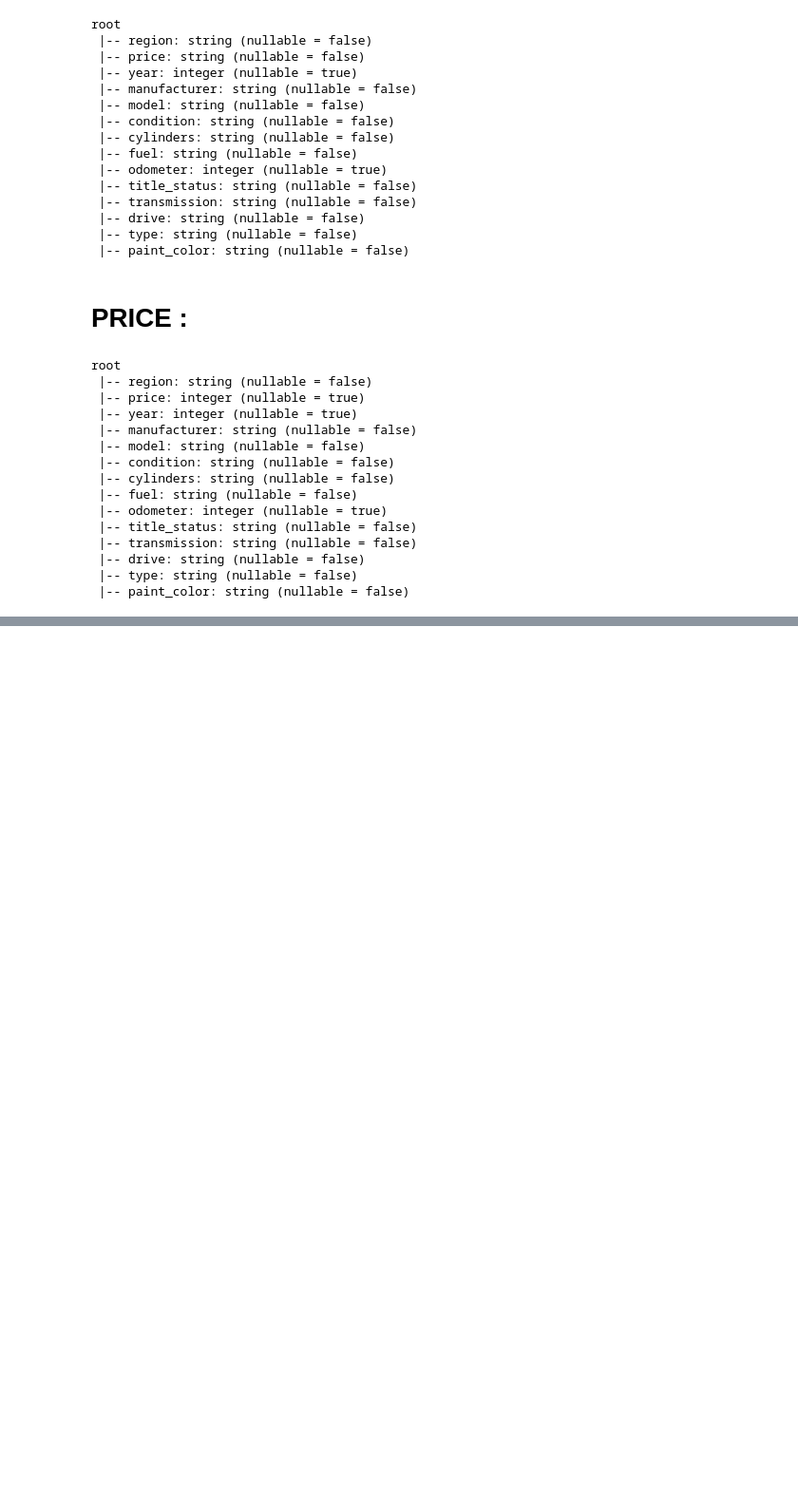
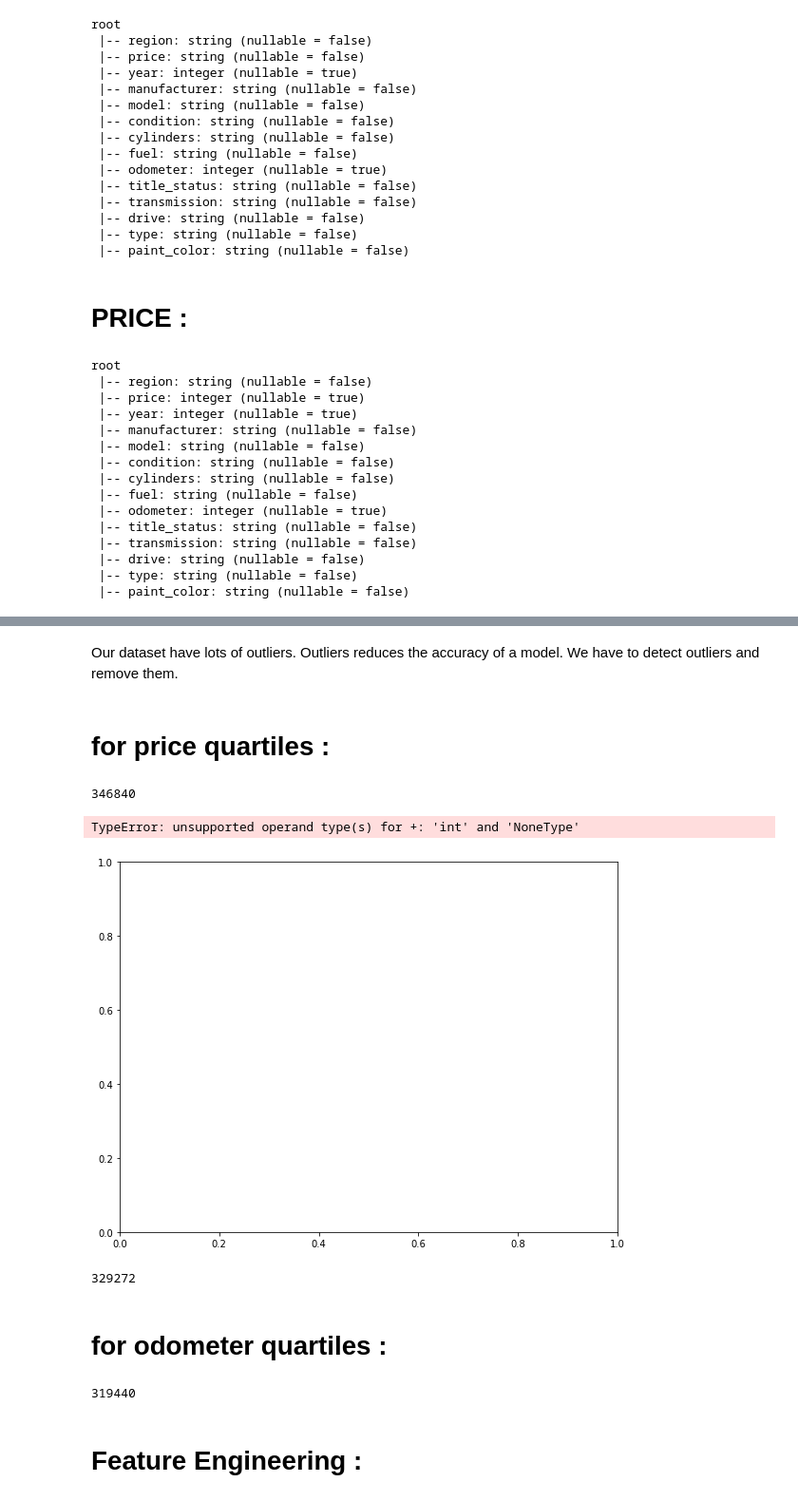
Before and after one commit to vaibhavdbda/DBDA_Project, a Jupyter notebook: New_EDA.ipynb, the cells around one changed output, grey strips where cells are left out. Shown: that part at 95% size. Saved outputs shown, nothing was run; the diff lists cells and outputs as text; code cells hidden in the pictures; blank space fills up the shorter version.

```diff
--- a/New_EDA.ipynb
+++ b/New_EDA.ipynb
@@ -706,3 +805,11 @@ root
  |-- drive: string (nullable = false)
  |-- type: string (nullable = false)
  |-- paint_color: string (nullable = false)
+# %%
+# converting odometer to integer type:
+
+# Convert data type from string to integer
+df9 = df8.withColumn("year", col('year').cast("int"))
+
+# Show the DataFrame schema to verify the changes
+df9.printSchema()
@@ -805,0 +979,38 @@ root
+# %% [markdown]
+Our dataset have lots of outliers. Outliers reduces the accuracy of a model. We have to detect outliers and remove them.
+# %% [markdown]
+# for price quartiles :
+# %%
+df11.count()
+# %% [output]
+346840
+# %%
+# Specify the column name for which you want to create the box plot
+column_name = "price"
+
+# Calculate summary statistics
+summary_stats = df11.select(column_name).summary().collect()
+
+# Extract quartiles (Q1, Q2, Q3) and outliers (lower and upper bounds)
+Q1 = float(summary_stats[4][column_name])
+Q2 = float(summary_stats[5][column_name])  # Median (50th percentile)
+Q3 = float(summary_stats[6][column_name])
+IQR = Q3 - Q1
+lower_bound = Q1 - 1.5 * IQR
+upper_bound = Q3 + 1.5 * IQR
+
+# Filter outliers
+outliers_df = df11.filter((col(column_name) < lower_bound) | (col(column_name) > upper_bound))
+
+# Collect column values to plot
+column_values = df11.select(column_name).rdd.flatMap(lambda x: x).collect()
+
+# Plot box plot using Matplotlib
+plt.figure(figsize=(8, 6))
+plt.boxplot(column_values,vert=False)
+plt.title("Box Plot of "+column_name)
+plt.xlabel(column_name)
+plt.show()
+# %% [output]
+TypeError: unsupported operand type(s) for +: 'int' and 'NoneType'
+[figure, added]
@@ -805,0 +1031,6 @@ root
+# %%
+df12.count()
+# %% [output]
+329272
+# %% [markdown]
+# for odometer quartiles :
@@ -805,0 +1051,6 @@ root
+# %%
+df13.count()
+# %% [output]
+319440
+# %% [markdown]
+# Feature Engineering :
```
Also changed, not shown: parts of 20 cells of this notebook.
